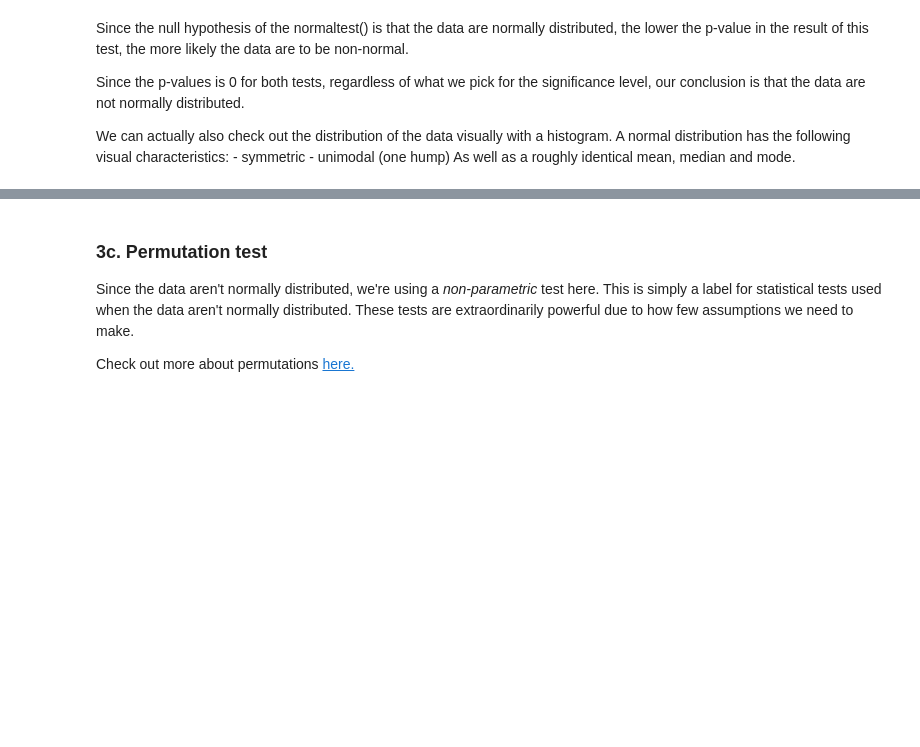
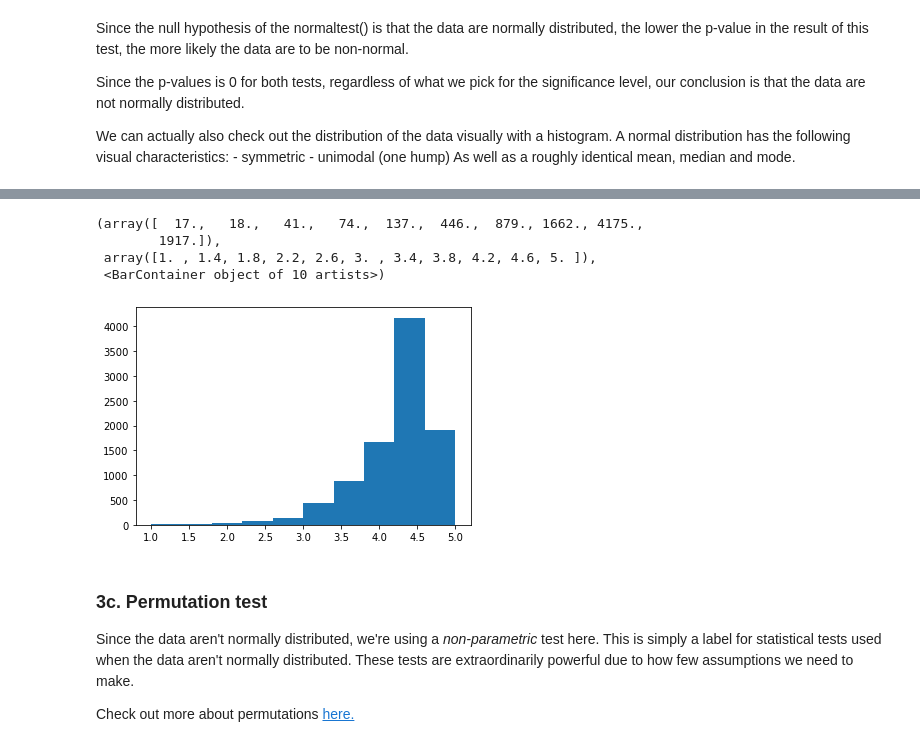
Before and after one commit to AaronCarney/Integrating-Apps, a Jupyter notebook: Project Files/Springboard Apps project - Tier 3 - Complete.ipynb, the cells around one changed output, grey strips where cells are left out. Cells and saved outputs as stored; diff of their text form; code cells hidden in the pictures; blank space fills up the shorter version.

```diff
--- a/Project Files/Springboard Apps project - Tier 3 - Complete.ipynb
+++ b/Project Files/Springboard Apps project - Tier 3 - Complete.ipynb
@@ -345,6 +467,12 @@ _ _ _
 # %%
 # Create a histogram of the google data
-_ _ _
+plt.hist(google)
+# %% [output]
+(array([  17.,   18.,   41.,   74.,  137.,  446.,  879., 1662., 4175.,
+        1917.]),
+ array([1. , 1.4, 1.8, 2.2, 2.6, 3. , 3.4, 3.8, 4.2, 4.6, 5. ]),
+ <BarContainer object of 10 artists>)
+[figure, added]
 # %% [markdown]
 ### 3c. Permutation test
 Since the data aren't normally distributed, we're using a *non-parametric* test here. This is simply a label for statistical tests used when the data aren't normally distributed. These tests are extraordinarily powerful due to how few assumptions we need to make.
```
Also changed, not shown: parts of 25 cells of this notebook.
